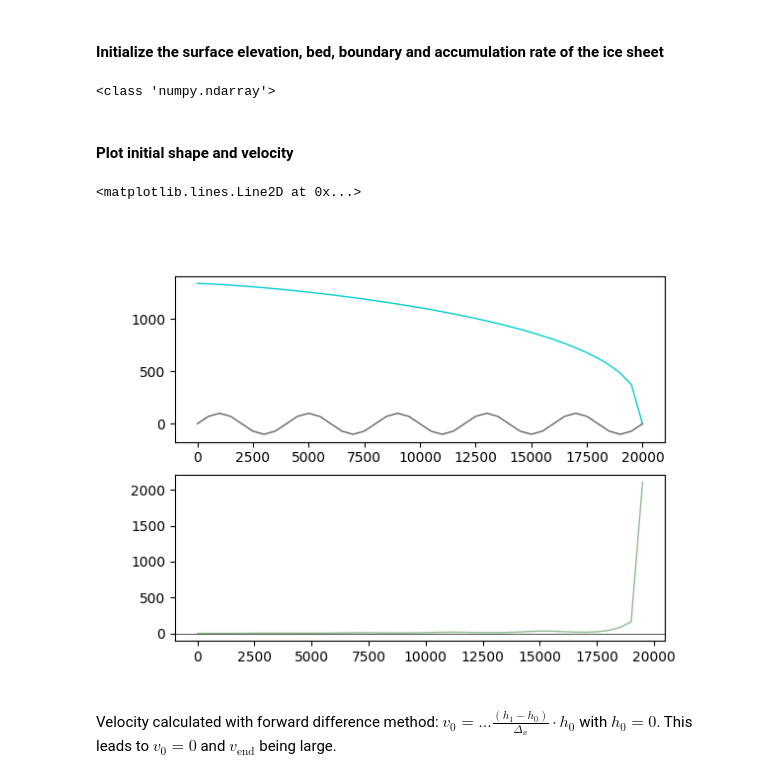
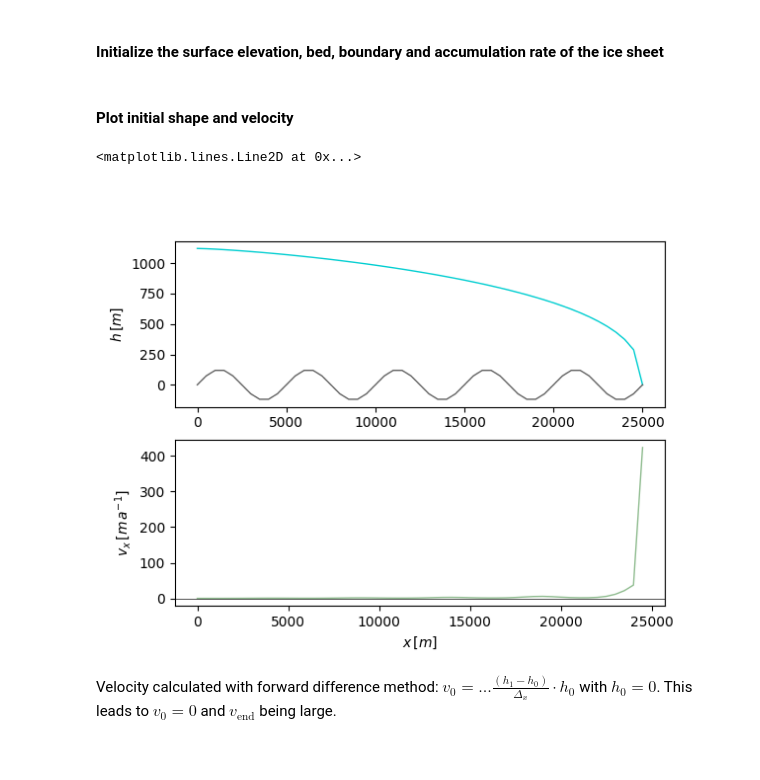
Before and after one commit to AnneMariaVera/SIA, a Jupyter notebook: script.ipynb, the cells around one changed output. Cells and saved outputs as stored; diff of their text form; code cells hidden in the pictures.

```diff
--- a/script.ipynb
+++ b/script.ipynb
@@ -30,42 +30,42 @@ g = 9.81        # m s^-2
 # %%
 # grid in x dir.
 delta_x = 500
-x_lim =20000
+x_lim =25000
 x = np.arange(0,x_lim+delta_x,delta_x)
 
 # time
 t_0=0
-N=100000    # Nr. of time steps
-delta_t=0.05
+N=int(1e04)    # Nr. of time steps
+delta_t=0.25
 # %% [markdown]
 #### Initialize the surface elevation, bed, boundary and accumulation rate of the ice sheet
 # %%
 # Acccumulation
-a_s = 0.3 # m/a
+a_s = 0.03 # m/a
 
 # Surface profile and bed
 surface =  vialov(x,x_lim,a_s,delta_x,n,A,rho,g)     #-0.001*x**2+20 #5*np.ones(np.size(x)) -0.00005*x**2+4000
 bed = x_lim/200*np.sin(10/x_lim*x*np.pi)
 
 # Flux boundary Condition
-boundary = np.array([0,-a_s*(x_lim-delta_x)])
+boundary = np.array([0,-a_s*x_lim])
-# %% [output]
-<class 'numpy.ndarray'>
 # %% [markdown]
 #### Plot initial shape and velocity
 # %%
 v = sia.velocity(bed, surface, boundary, delta_x, n, rho, A, g)
 fig,ax=plt.subplots(2)
 ax[0].plot(x,surface,"-",color=(0/255,206/255,209/255),linewidth=1)
 ax[0].plot(x,bed,"-",color=(99/255,99/255,99/255),linewidth=1)
+ax[0].set(ylabel=r"$h\, [m]$")
 
 ax[1].plot(x[:len(x)-1],v,"-",color=(143/255,188/255,143/255),
                   markerfacecolor=(105/255,139/255,105/255),
                   markeredgecolor=(105/255,139/255,105/255),markersize=2,linewidth=1)
+ax[1].set(xlabel=r"$x\,[m]$",ylabel=r"$v_x\,[m\,a^{-1}]$")
 ax[1].axhline(y=0, color='k',linewidth=.5)
 # %% [output]
 <matplotlib.lines.Line2D at 0x...>
-[figure, old version]
+[figure, new version]
 # %% [markdown]
 Velocity calculated with forward difference method:
 $v_0= ... \frac{(h_1-h_0)}{\Delta_x} \cdot h_0$ with $h_0=0$.
```
Also changed, not shown: parts of 2 cells of this notebook.
